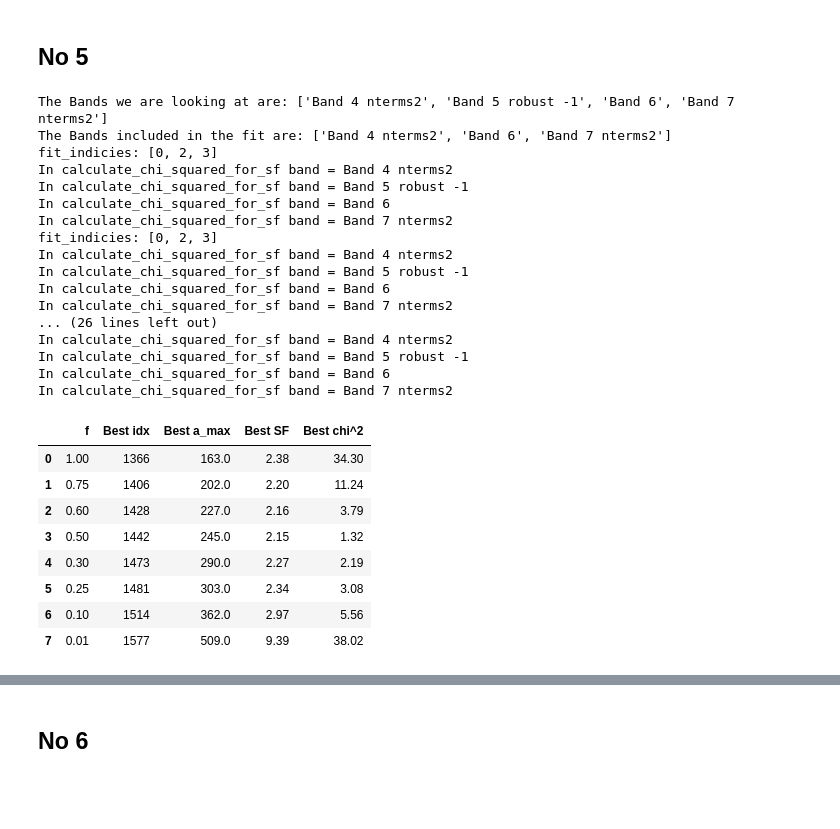
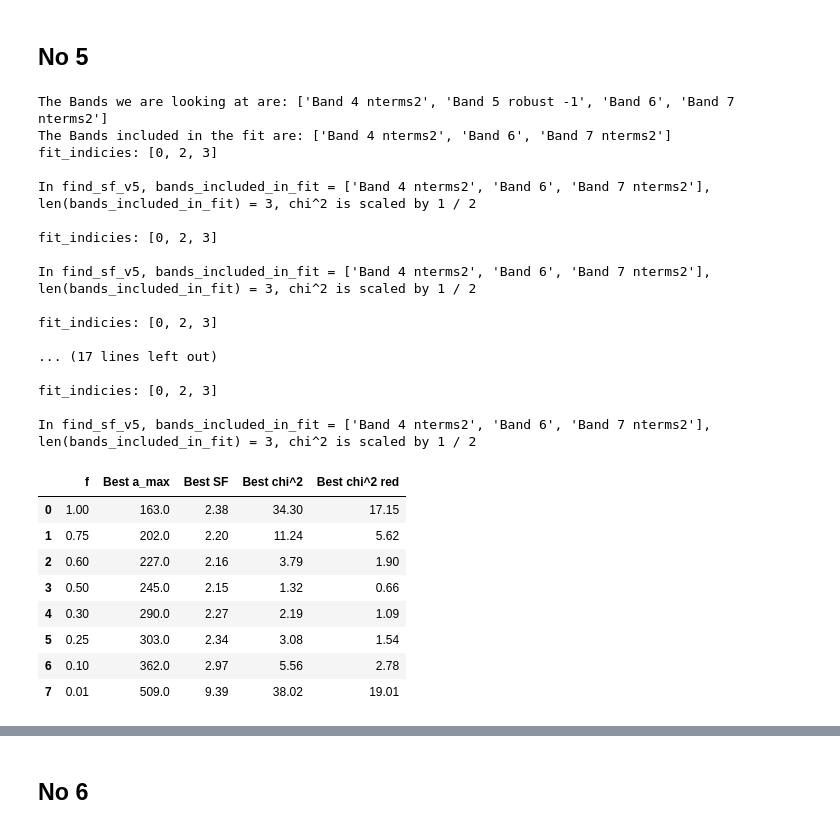
Before and after one commit to audreyburggraf/MastersThesis, a Jupyter notebook: PLOTTING C29 989/DUST MODEL NOTEBOOKS/SCALE_FACTOR_NOTEBOOKS/NEWEST_ScaleFactorGridPlot_ZHANG_METHOD_Plots_for_writeup.ipynb, the cells around one changed output, grey strips where cells are left out. Cells and saved outputs as stored; diff of their text form; code cells hidden in the pictures; blank space fills up the shorter version.

```diff
--- a/PLOTTING C29 989/DUST MODEL NOTEBOOKS/SCALE_FACTOR_NOTEBOOKS/NEWEST_ScaleFactorGridPlot_ZHANG_METHOD_Plots_for_writeup.ipynb
+++ b/PLOTTING C29 989/DUST MODEL NOTEBOOKS/SCALE_FACTOR_NOTEBOOKS/NEWEST_ScaleFactorGridPlot_ZHANG_METHOD_Plots_for_writeup.ipynb
@@ -569,49 +342,49 @@ plt.savefig(writeup_image_folder_path + '/DustModels/' + "DustModelPlot_AllBands
 # %%
 bands_wo5 = ["Band 4 nterms2",  "Band 6", "Band 7 nterms2"]
 fit_indices_wo5 = [band_to_index[b] for b in bands_wo5]
 
-a_max_dist_micron_wo5, P_times_omega_wo5, a_max_best_wo5, POLF_obs_wo5, best_sf_wo5, best_idx_wo5, chi_sq_wo5, df_best_wo5 = find_sf_v5(
+a_max_dist_micron_wo5, P_times_omega_wo5, a_max_best_wo5, POLF_obs_wo5, best_sf_wo5, best_idx_wo5, chi_sq_wo5, chi_sq_reduced_wo5, df_best_wo5 = find_sf_v5(
     all_bands,
     bands_naming,
     bands_wo5,
     data,
     f_values_all,
     wavelengths,
     df_POLF,
     POLF_type,
 #     choose_trouble_index = True,
 #     trouble = True,
 #     trouble_f = [0.75],
 #     trouble_index = 2,
 )
 
 
-df_best_wo5
+df_best_wo5.drop(columns=['Best idx'])
 # %% [output]
 The Bands we are looking at are: ['Band 4 nterms2', 'Band 5 robust -1', 'Band 6', 'Band 7 nterms2']
 The Bands included in the fit are: ['Band 4 nterms2', 'Band 6', 'Band 7 nterms2']
 fit_indicies: [0, 2, 3]
-In calculate_chi_squared_for_sf band = Band 4 nterms2
-In calculate_chi_squared_for_sf band = Band 5 robust -1
-In calculate_chi_squared_for_sf band = Band 6
-In calculate_chi_squared_for_sf band = Band 7 nterms2
+
+In find_sf_v5, bands_included_in_fit = ['Band 4 nterms2', 'Band 6', 'Band 7 nterms2'], len(bands_included_in_fit) = 3, chi^2 is scaled by 1 / 2
+
 fit_indicies: [0, 2, 3]
-In calculate_chi_squared_for_sf band = Band 4 nterms2
-In calculate_chi_squared_for_sf band = Band 5 robust -1
-In calculate_chi_squared_for_sf band = Band 6
-In calculate_chi_squared_for_sf band = Band 7 nterms2
-... (26 lines left out)
-In calculate_chi_squared_for_sf band = Band 4 nterms2
-In calculate_chi_squared_for_sf band = Band 5 robust -1
-In calculate_chi_squared_for_sf band = Band 6
-In calculate_chi_squared_for_sf band = Band 7 nterms2
+
+In find_sf_v5, bands_included_in_fit = ['Band 4 nterms2', 'Band 6', 'Band 7 nterms2'], len(bands_included_in_fit) = 3, chi^2 is scaled by 1 / 2
+
+fit_indicies: [0, 2, 3]
+
+... (17 lines left out)
+
+fit_indicies: [0, 2, 3]
+
+In find_sf_v5, bands_included_in_fit = ['Band 4 nterms2', 'Band 6', 'Band 7 nterms2'], len(bands_included_in_fit) = 3, chi^2 is scaled by 1 / 2
-|  | f | Best idx | Best a_max | Best SF | Best chi^2 |
-| 0 | 1.00 | 1366 | 163.0 | 2.38 | 34.30 |
-| 1 | 0.75 | 1406 | 202.0 | 2.20 | 11.24 |
-| 2 | 0.60 | 1428 | 227.0 | 2.16 | 3.79 |
-| 3 | 0.50 | 1442 | 245.0 | 2.15 | 1.32 |
-| 4 | 0.30 | 1473 | 290.0 | 2.27 | 2.19 |
-| 5 | 0.25 | 1481 | 303.0 | 2.34 | 3.08 |
-| 6 | 0.10 | 1514 | 362.0 | 2.97 | 5.56 |
-| 7 | 0.01 | 1577 | 509.0 | 9.39 | 38.02 |
+|  | f | Best a_max | Best SF | Best chi^2 | Best chi^2 red |
+| 0 | 1.00 | 163.0 | 2.38 | 34.30 | 17.15 |
+| 1 | 0.75 | 202.0 | 2.20 | 11.24 | 5.62 |
+| 2 | 0.60 | 227.0 | 2.16 | 3.79 | 1.90 |
+| 3 | 0.50 | 245.0 | 2.15 | 1.32 | 0.66 |
+| 4 | 0.30 | 290.0 | 2.27 | 2.19 | 1.09 |
+| 5 | 0.25 | 303.0 | 2.34 | 3.08 | 1.54 |
+| 6 | 0.10 | 362.0 | 2.97 | 5.56 | 2.78 |
+| 7 | 0.01 | 509.0 | 9.39 | 38.02 | 19.01 |
 # %%
```
Also changed, not shown: parts of 16 cells of this notebook, 40 other files.
